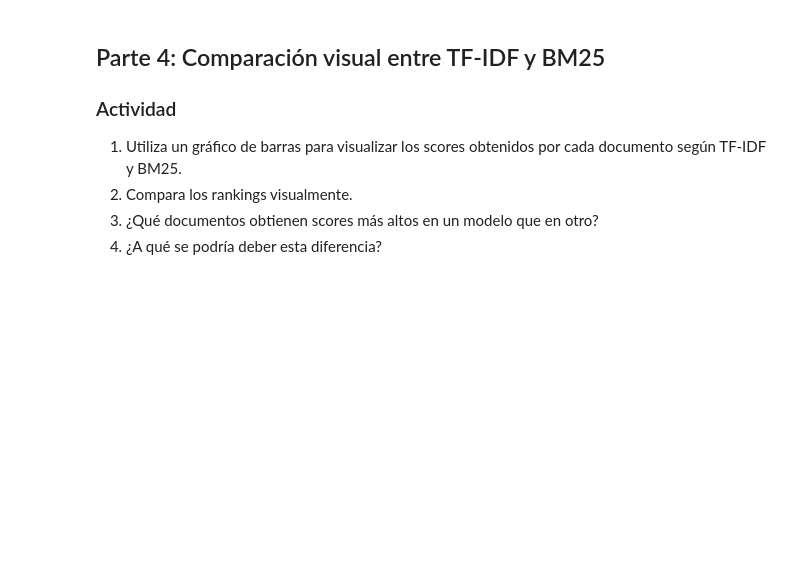
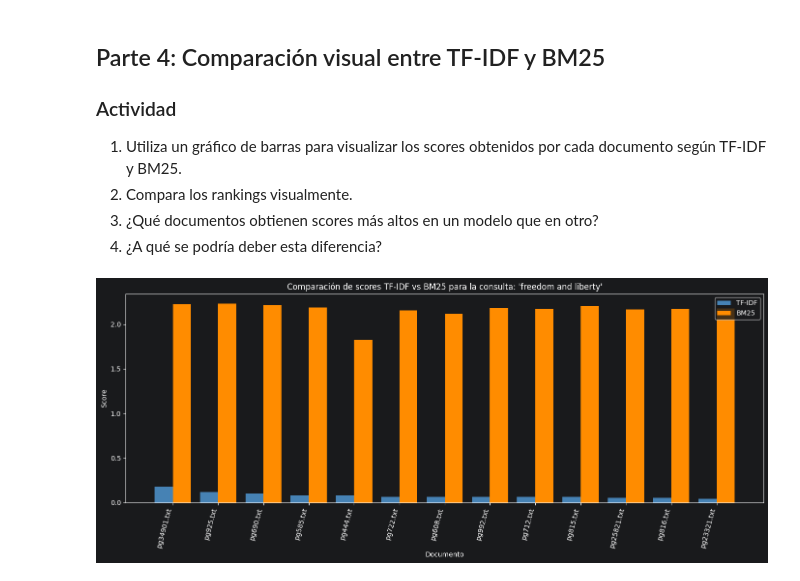
Before and after one commit to Erickezro/ir26a, a Jupyter notebook: 04bm25.ipynb, the cells around one changed output. Cells and saved outputs as stored; diff of their text form; code cells hidden in the pictures; blank space fills up the shorter version.

```diff
--- a/04bm25.ipynb
+++ b/04bm25.ipynb
@@ -85,3 +246,72 @@ you will have to check the laws of the country whe
 2. Compara los rankings visualmente.
 3. ¿Qué documentos obtienen scores más altos en un modelo que en otro?
 4. ¿A qué se podría deber esta diferencia?
+# %%
+import matplotlib.pyplot as plt
+
+top_n = 10
+
+tfidf_scores_df = df_ranking.head(top_n).copy()
+tfidf_scores_df = tfidf_scores_df.rename(columns={"similitud": "tfidf_score"})
+
+bm25_scores_df = ranking_bm25_df.head(top_n).copy()
+
+
+docs_comparar = pd.Index(tfidf_scores_df["documento"]).union(bm25_scores_df["documento"])
+
+df_scores_comparacion = pd.DataFrame({"documento": docs_comparar})
+df_scores_comparacion = df_scores_comparacion.merge(
+    df_ranking[["documento", "similitud"]].rename(columns={"similitud": "tfidf_score"}),
+    on="documento",
+    how="left"
+)
+df_scores_comparacion = df_scores_comparacion.merge(
+    ranking_bm25_df[["documento", "bm25_score"]],
+    on="documento",
+    how="left"
+)
+
+df_scores_comparacion[["tfidf_score", "bm25_score"]] = df_scores_comparacion[
+    ["tfidf_score", "bm25_score"]
+].fillna(0)
+
+df_scores_comparacion = df_scores_comparacion.sort_values(
+    ["tfidf_score", "bm25_score"],
+    ascending=False
+).reset_index(drop=True)
+
+plt.figure(figsize=(14, 6))
+
+x = np.arange(len(df_scores_comparacion))
+width = 0.4
+
+plt.bar(
+    x - width / 2,
+    df_scores_comparacion["tfidf_score"],
+    width,
+    label="TF-IDF",
+    color="steelblue"
+)
+
+plt.bar(
+    x + width / 2,
+    df_scores_comparacion["bm25_score"],
+    width,
+    label="BM25",
+    color="darkorange"
+)
+
+plt.title(f"Comparación de scores TF-IDF vs BM25 para la consulta: '{query}'")
+plt.xlabel("Documento")
+plt.ylabel("Score")
+plt.xticks(
+    x,
+    df_scores_comparacion["documento"],
+    rotation=75,
+    ha="right"
+)
+plt.legend()
+plt.tight_layout()
+plt.show()
+# %% [output]
+[figure, added]
```
Also changed, not shown: parts of 5 cells of this notebook.
